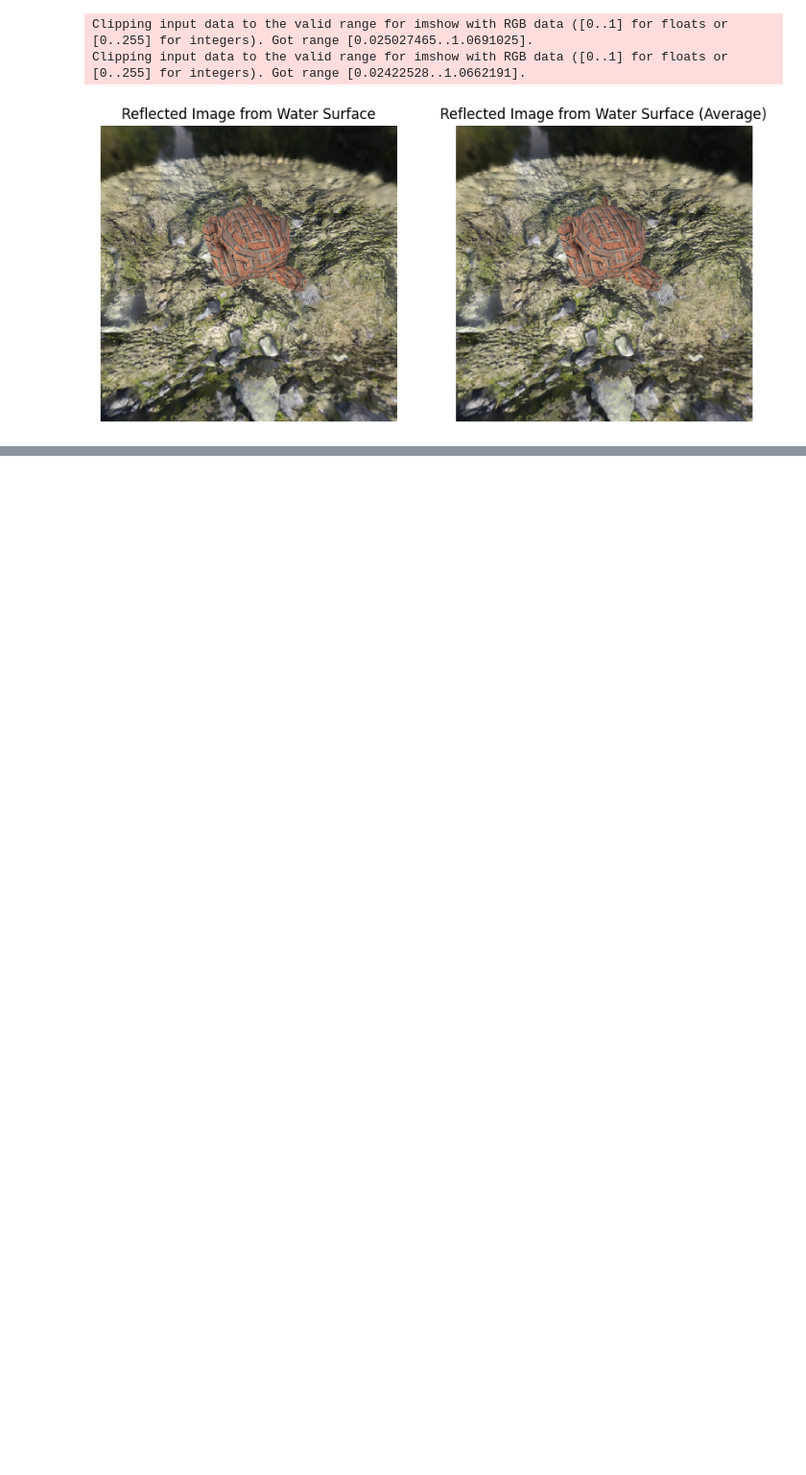
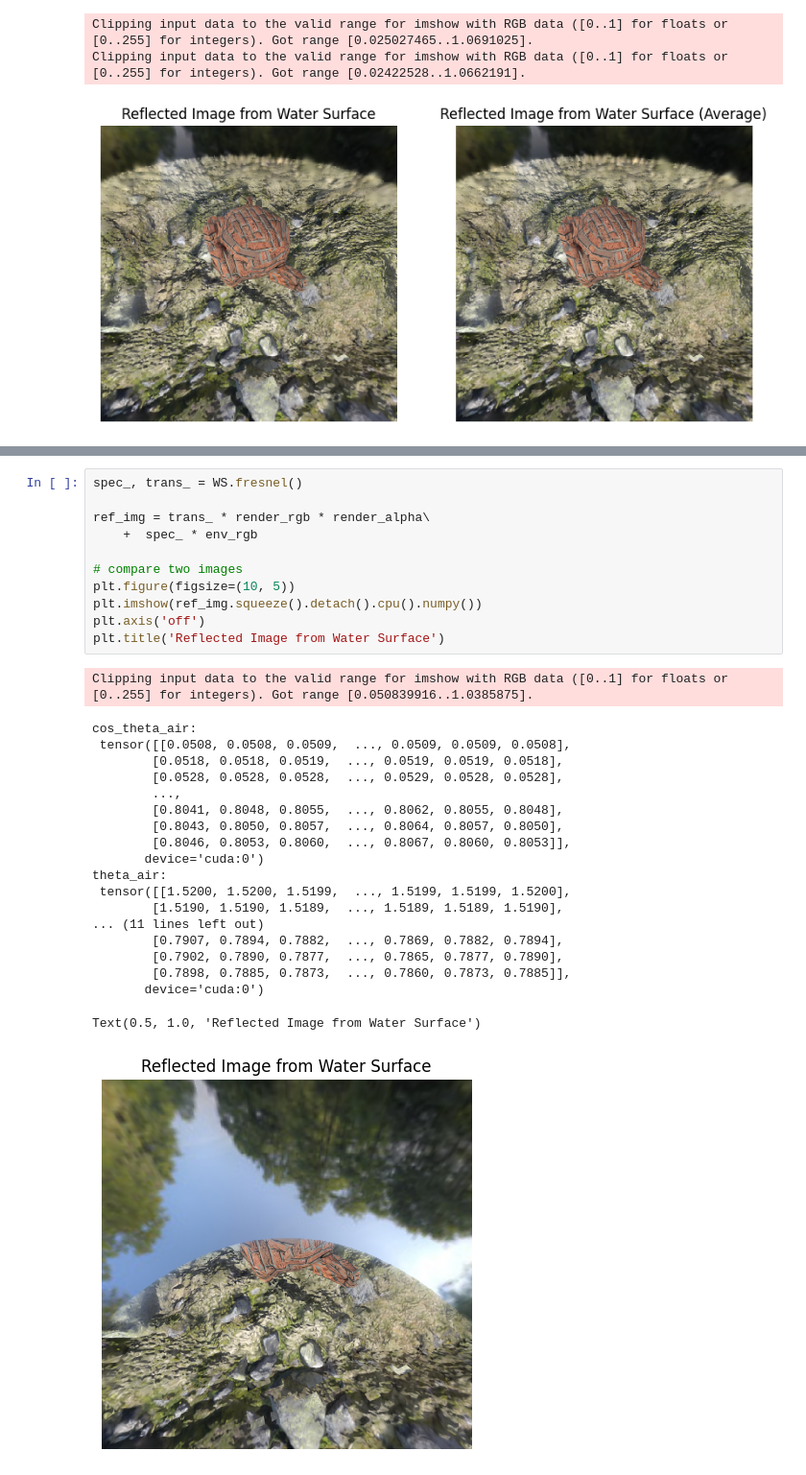
Before and after one commit to unotaiki/gsplat, a Jupyter notebook: optical/environment_map/env_map_refrection.ipynb, the cells around one changed output, grey strips where cells are left out. Shown at 96% size. Saved outputs shown, nothing was run; the diff lists cells and outputs as text; blank space fills up the shorter version.

```diff
--- a/optical/environment_map/env_map_refrection.ipynb
+++ b/optical/environment_map/env_map_refrection.ipynb
@@ -274,0 +328,32 @@ plt.show()
+# %%
+spec_, trans_ = WS.fresnel()
+
+ref_img = trans_ * render_rgb * render_alpha\
+    +  spec_ * env_rgb
+
+# compare two images
+plt.figure(figsize=(10, 5))
+plt.imshow(ref_img.squeeze().detach().cpu().numpy())
+plt.axis('off')
+plt.title('Reflected Image from Water Surface')
+# %% [output]
+Clipping input data to the valid range for imshow with RGB data ([0..1] for floats or [0..255] for integers). Got range [0.050839916..1.0385875].
+cos_theta_air:
+ tensor([[0.0508, 0.0508, 0.0509,  ..., 0.0509, 0.0509, 0.0508],
+        [0.0518, 0.0518, 0.0519,  ..., 0.0519, 0.0519, 0.0518],
+        [0.0528, 0.0528, 0.0528,  ..., 0.0529, 0.0528, 0.0528],
+        ...,
+        [0.8041, 0.8048, 0.8055,  ..., 0.8062, 0.8055, 0.8048],
+        [0.8043, 0.8050, 0.8057,  ..., 0.8064, 0.8057, 0.8050],
+        [0.8046, 0.8053, 0.8060,  ..., 0.8067, 0.8060, 0.8053]],
+       device='cuda:0')
+theta_air:
+ tensor([[1.5200, 1.5200, 1.5199,  ..., 1.5199, 1.5199, 1.5200],
+        [1.5190, 1.5190, 1.5189,  ..., 1.5189, 1.5189, 1.5190],
+... (11 lines left out)
+        [0.7907, 0.7894, 0.7882,  ..., 0.7869, 0.7882, 0.7894],
+        [0.7902, 0.7890, 0.7877,  ..., 0.7865, 0.7877, 0.7890],
+        [0.7898, 0.7885, 0.7873,  ..., 0.7860, 0.7873, 0.7885]],
+       device='cuda:0')
+Text(0.5, 1.0, 'Reflected Image from Water Surface')
+[figure, added]
```
Also changed, not shown: parts of 5 cells of this notebook, 1 other file.
